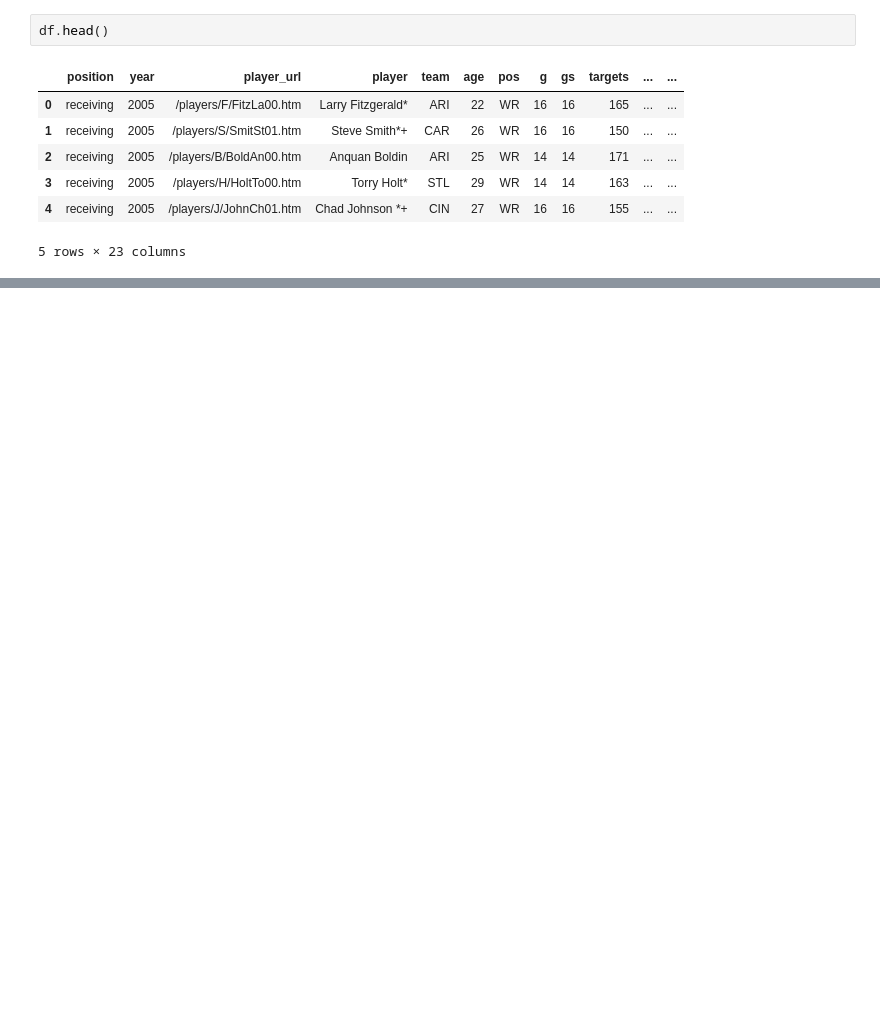
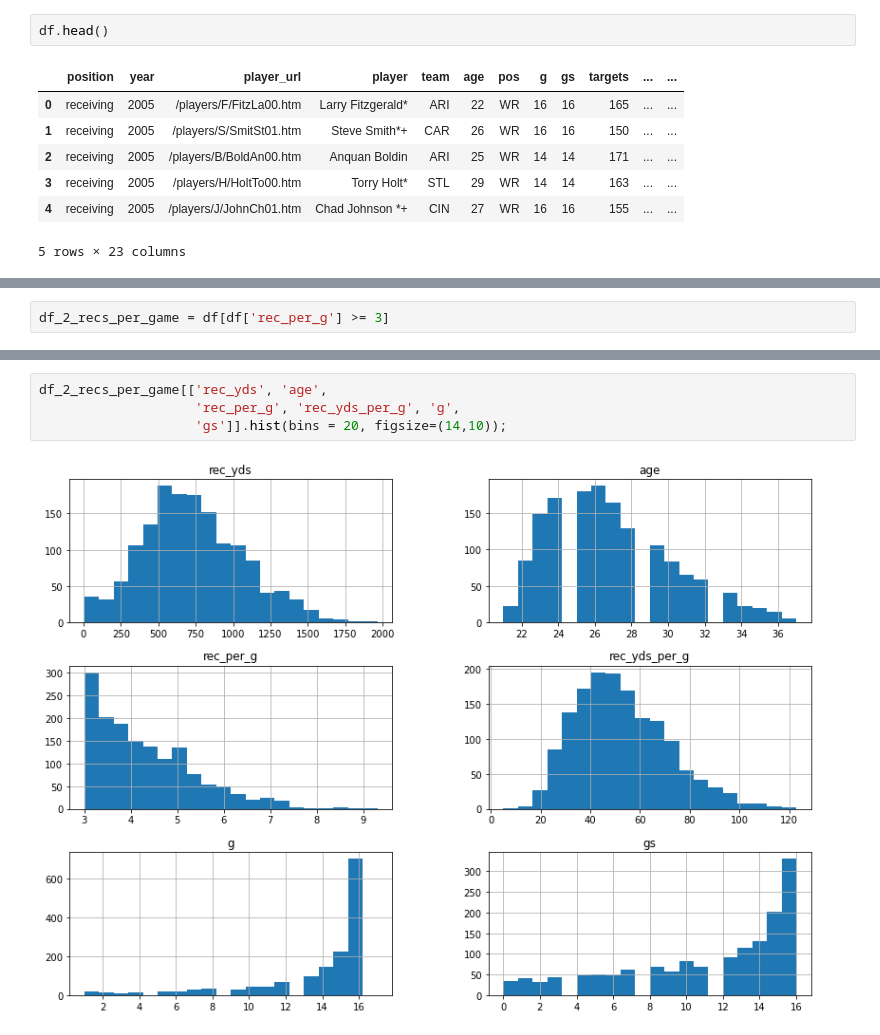
Before and after one commit to ruppdj/capstone_1_example, a Jupyter notebook: EDA.ipynb, the cells around one changed output, grey strips where cells are left out. Cells and saved outputs as stored; diff of their text form; blank space fills up the shorter version.

```diff
--- a/EDA.ipynb
+++ b/EDA.ipynb
@@ -42,0 +240,2 @@ memory usage: 229.6+ KB
+# %%
+df_2_recs_per_game = df[df['rec_per_g'] >= 3]
@@ -42,0 +254,6 @@ memory usage: 229.6+ KB
+# %%
+df_2_recs_per_game[['rec_yds', 'age',
+                    'rec_per_g', 'rec_yds_per_g', 'g',
+                    'gs']].hist(bins = 20, figsize=(14,10));
+# %% [output]
+[figure, added]
```
Also changed, not shown: parts of 58 cells of this notebook.
